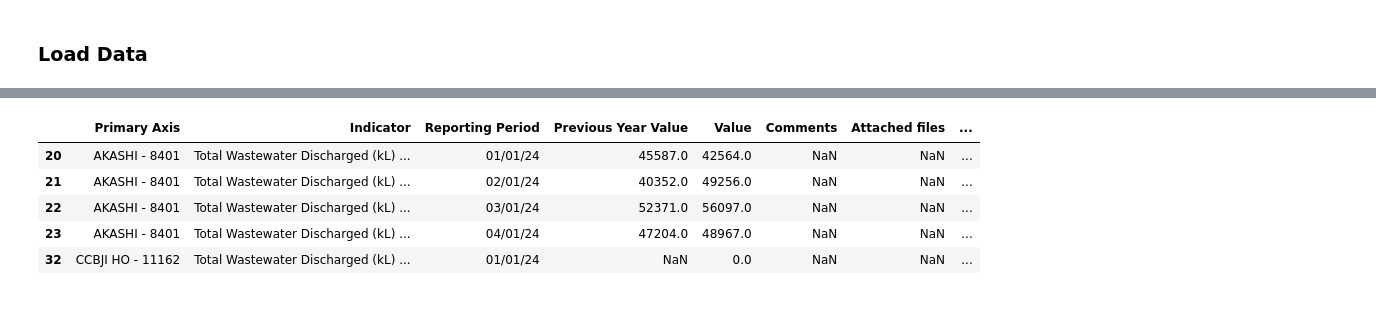
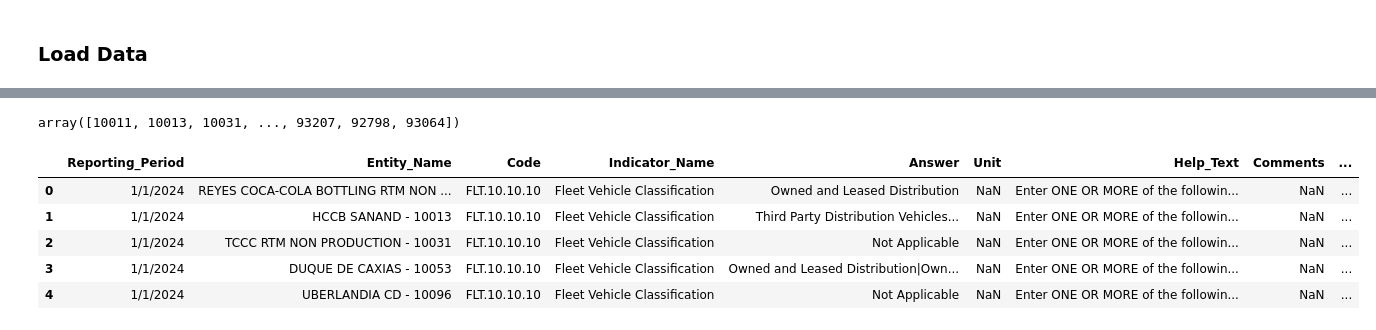
Before and after one commit to JoseAlfaroCC/T-S_Anomaly_Detection, a Jupyter notebook: Code/EDA.ipynb, the cells around one changed output, grey strips where cells are left out. Cells and saved outputs as stored; diff of their text form; code cells hidden in the pictures.

```diff
--- a/Code/EDA.ipynb
+++ b/Code/EDA.ipynb
@@ -1,3 +1,7 @@
 # %%
 import pandas as pd
 import numpy as np
+import openpyxl
+
+pd.set_option('display.max_rows', None)
+pd.set_option('display.max_columns', None)
@@ -31,0 +32,6 @@ water_wwd = water_wwd[water_wwd['Indicator'] == 'Total Wastewater Discharged (kL
+# %%
+column_names = [
+    "Reporting_Period", "Entity_Name", "Code", "Indicator_Name", "Answer", "Unit",
+    "Help_Text", "Comments", "Frequency", "FolderPath", "Ord"
+]
+text_input_ind = pd.read_csv("../Data/Monthly Text Input Indicator.csv", encoding='ISO-8859-1',header=0, names=column_names)
@@ -31,0 +93,5 @@ water_wwd = water_wwd[water_wwd['Indicator'] == 'Total Wastewater Discharged (kL
+# %%
+text_input_ind['Facility_ID'] = text_input_ind['FolderPath'].apply(lambda x: x.split('>')[-1].strip())
+# Convert Facility_ID to int64
+text_input_ind['Facility_ID'] = pd.to_numeric(text_input_ind['Facility_ID'], errors='coerce').astype('int64')
+text_input_ind.head()
@@ -32,9 +105,27 @@ water_wwd = water_wwd[water_wwd['Indicator'] == 'Total Wastewater Discharged (kL
+# %%
+text_input_ind["Facility_ID"].unique()
+# %% [output]
+array([10011, 10013, 10031, ..., 93207, 92798, 93064])
+# %%
+# Perform a merge based on Facility_ID
+text_input_ind = text_input_ind.merge(
+    master_facility[['FACILITY_ID', 'FACILITY_NAME', 'BTLR_NAME_ISSCOM', 'BUNAME_BU']],
+    left_on='Facility_ID',
+    right_on='FACILITY_ID',
+    how='left'
+)
+
+# # Drop the extra FACILITY_ID column after merge to avoid duplication
+# text_input_ind = text_input_ind.drop(columns=['FACILITY_ID_x'])
+
+# # Rename columns to match the desired names
+# text_input_ind = text_input_ind.rename(columns={'FACILITY_ID_y': 'Facility_ID', 'FACILITY_NAME': 'Facility_Name'})
 # %%
-water_wwd.head()
+text_input_ind.head()
 # %% [output]
-|  | Primary Axis | Indicator | Reporting Period | Previous Year Value | Value | Comments | Attached files | ... |
-| 20 | AKASHI - 8401 | Total Wastewater Discharged (kL) ... | 01/01/24 | 45587.0 | 42564.0 | NaN | NaN | ... |
-| 21 | AKASHI - 8401 | Total Wastewater Discharged (kL) ... | 02/01/24 | 40352.0 | 49256.0 | NaN | NaN | ... |
-| 22 | AKASHI - 8401 | Total Wastewater Discharged (kL) ... | 03/01/24 | 52371.0 | 56097.0 | NaN | NaN | ... |
-| 23 | AKASHI - 8401 | Total Wastewater Discharged (kL) ... | 04/01/24 | 47204.0 | 48967.0 | NaN | NaN | ... |
-| 32 | CCBJI HO - 11162 | Total Wastewater Discharged (kL) ... | 01/01/24 | NaN | 0.0 | NaN | NaN | ... |
+|  | Reporting_Period | Entity_Name | Code | Indicator_Name | Answer | Unit | Help_Text | Comments | ... |
+| 0 | 1/1/2024 | REYES COCA-COLA BOTTLING RTM NON ... | FLT.10.10.10 | Fleet Vehicle Classification | Owned and Leased Distribution | NaN | Enter ONE OR MORE of the followin... | NaN | ... |
+| 1 | 1/1/2024 | HCCB SANAND - 10013 | FLT.10.10.10 | Fleet Vehicle Classification | Third Party Distribution Vehicles... | NaN | Enter ONE OR MORE of the followin... | NaN | ... |
+| 2 | 1/1/2024 | TCCC RTM NON PRODUCTION - 10031 | FLT.10.10.10 | Fleet Vehicle Classification | Not Applicable | NaN | Enter ONE OR MORE of the followin... | NaN | ... |
+| 3 | 1/1/2024 | DUQUE DE CAXIAS - 10053 | FLT.10.10.10 | Fleet Vehicle Classification | Owned and Leased Distribution|Own... | NaN | Enter ONE OR MORE of the followin... | NaN | ... |
+| 4 | 1/1/2024 | UBERLANDIA CD - 10096 | FLT.10.10.10 | Fleet Vehicle Classification | Not Applicable | NaN | Enter ONE OR MORE of the followin... | NaN | ... |
```
Also changed, not shown: parts of 23 cells of this notebook.
